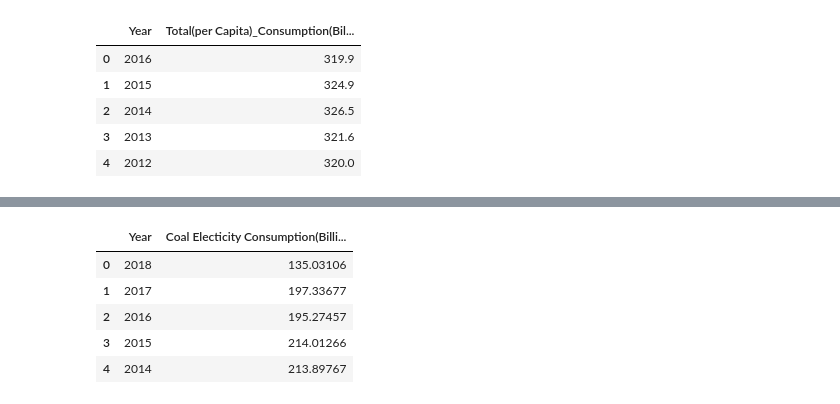
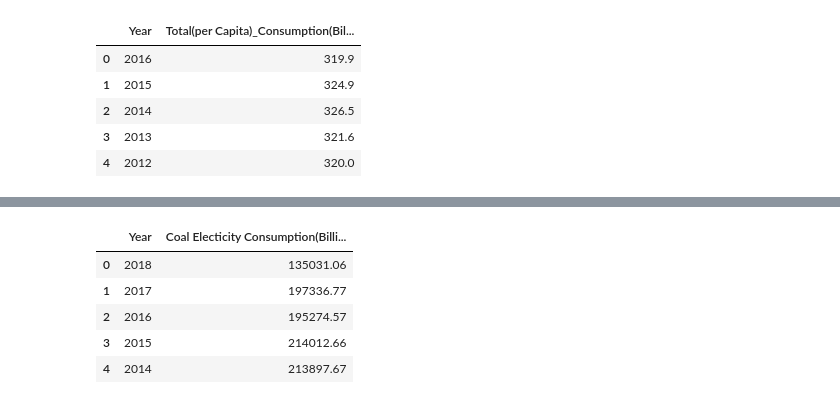
Before and after one commit to MTRaley52/Project_1, a Jupyter notebook: CleanenergyFile.ipynb, the cells around one changed output, grey strips where cells are left out. Saved outputs shown, nothing was run; the diff lists cells and outputs as text; code cells hidden in the pictures.

```diff
--- a/CleanenergyFile.ipynb
+++ b/CleanenergyFile.ipynb
@@ -248,17 +317,21 @@ Solar_Net_Generation_df.head()
 # %%
 # Coal Consumption to generate Electicity
 
 base_url="http://api.eia.gov/series/?"
 series_id_to_call=["ELEC.CONS_TOT_BTU.COW-NM-98.A"]
 parame={"api_key":gkey,"series_id":series_id_to_call}
 Coal_Electicity_Consu = requests.get(base_url, params=parame).json()
 Coal_Electicity_Consu_df=pd.DataFrame(Coal_Electicity_Consu ["series"][0]["data"])
 Coal_Electicity_Consu_df.columns=["Year","Coal Electicity Consumption(Billion-Btu?)"]
-Coal_Electicity_Consu_df.head() # We have to change the unit
+New_Col=Coal_Electicity_Consu_df["Coal Electicity Consumption(Billion-Btu?)"]*1000
+#Coal_Electicity_Consu_df.head() # We have to change the unit
+Coal_Electicity_Consu_df["Coal Electicity Consumption(Billion-Btu)"]=New_Col
+Coal_Electicity_Consu_df = Coal_Electicity_Consu_df.drop("Coal Electicity Consumption(Billion-Btu?)",axis=1)
+Coal_Electicity_Consu_df.head()
 # %% [output]
 |  | Year | Coal Electicity Consumption(Billi... |
-| 0 | 2018 | 135.03106 |
-| 1 | 2017 | 197.33677 |
-| 2 | 2016 | 195.27457 |
-| 3 | 2015 | 214.01266 |
-| 4 | 2014 | 213.89767 |
+| 0 | 2018 | 135031.06 |
+| 1 | 2017 | 197336.77 |
+| 2 | 2016 | 195274.57 |
+| 3 | 2015 | 214012.66 |
+| 4 | 2014 | 213897.67 |
```
Also changed, not shown: parts of 13 cells of this notebook, 3 other files.
